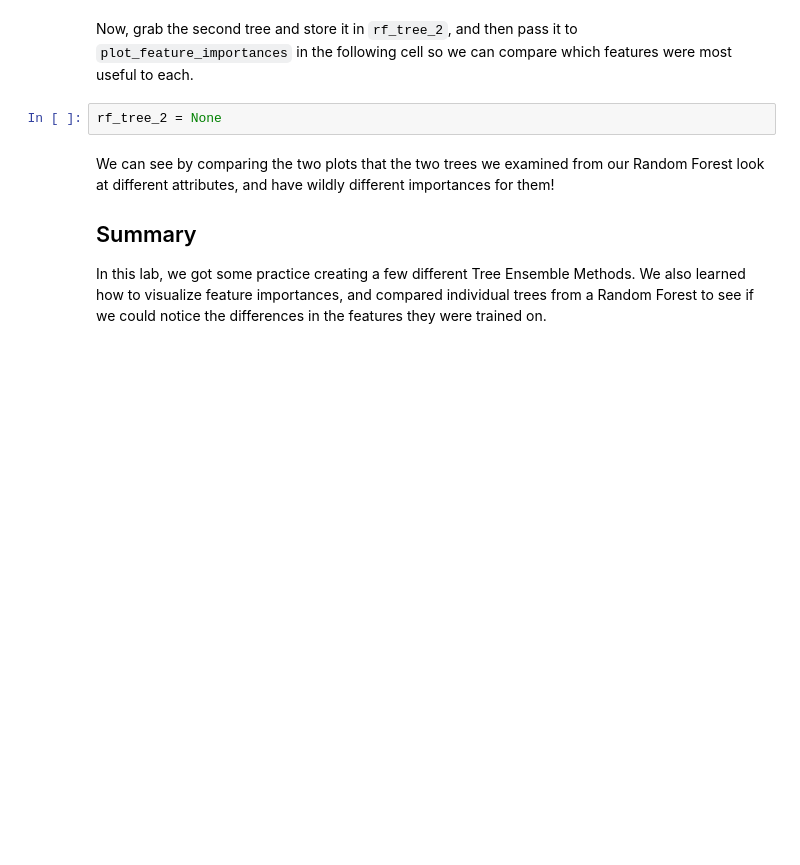
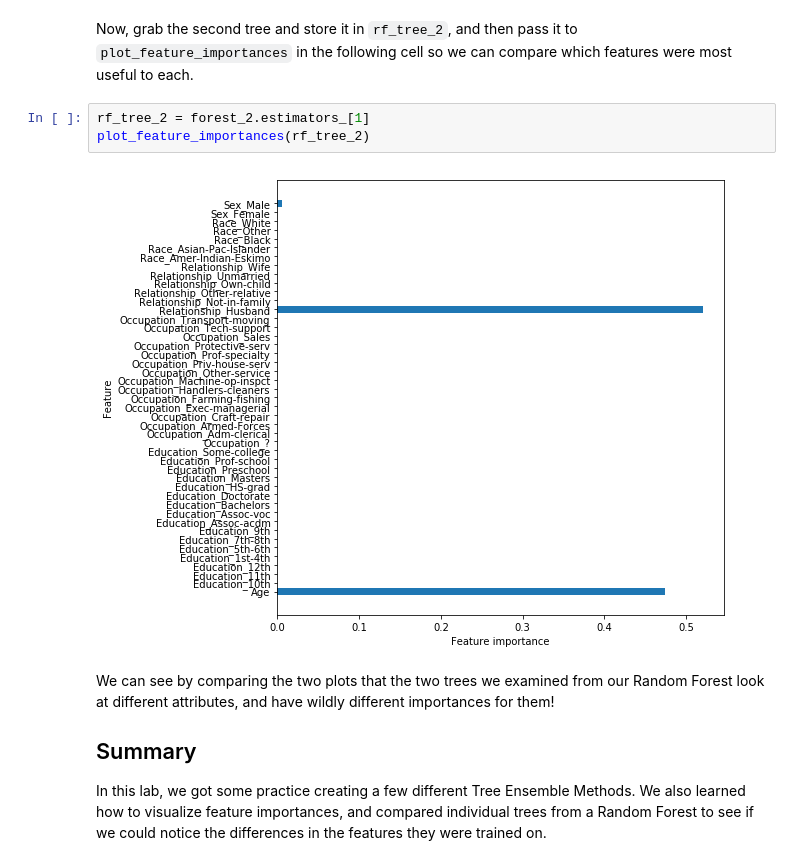
Before and after one commit to dalems4/dsc-tree-ensembles-random-forests-lab-seattle-ds-career-051319, a Jupyter notebook: index.ipynb, the cells around one changed output. Cells and saved outputs as stored; diff of their text form; blank space fills up the shorter version.

```diff
--- a/index.ipynb
+++ b/index.ipynb
@@ -287,8 +287,11 @@ plot_feature_importances(rf_tree_1)
 [figure]
 # %% [markdown]
 Now, grab the second tree and store it in `rf_tree_2`, and then pass it to `plot_feature_importances` in the following cell so we can compare which features were most useful to each.
-# %%
-rf_tree_2 = None
+# %%
+rf_tree_2 = forest_2.estimators_[1]
+plot_feature_importances(rf_tree_2)
+# %% [output]
+[figure, added]
 # %% [markdown]
 We can see by comparing the two plots that the two trees we examined from our Random Forest look at different attributes, and have wildly different importances for them!
 
```
